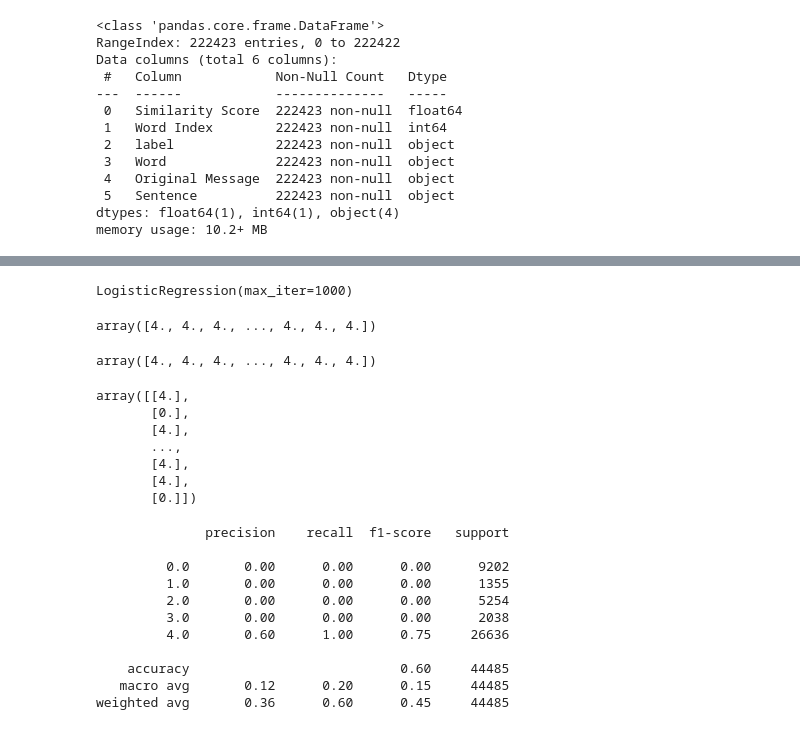
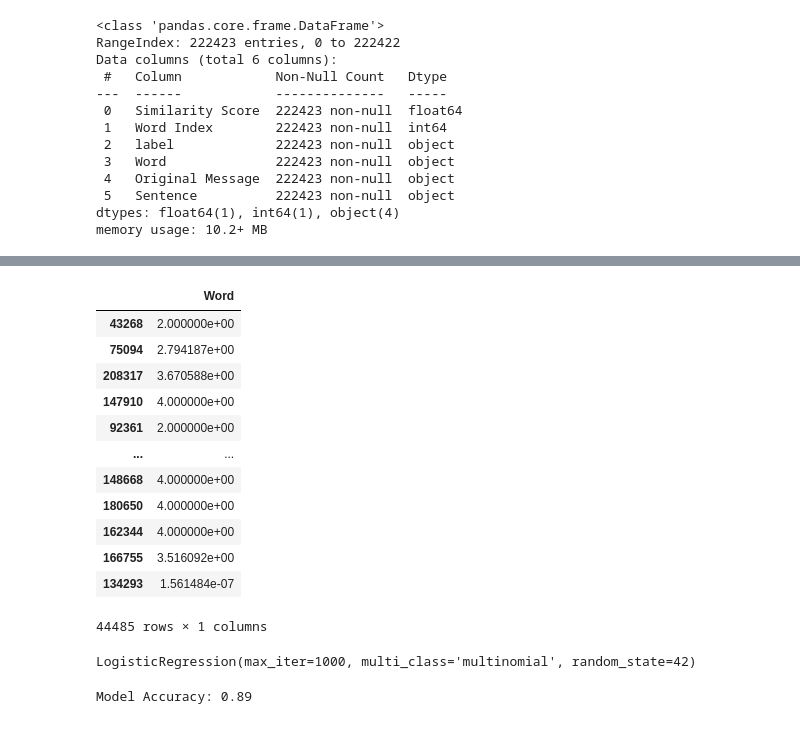
Before and after one commit to ehabsuliman/ROADWATCH, a Jupyter notebook: Road/RW.ipynb, the cells around one changed output, grey strips where cells are left out. Cells and saved outputs as stored; diff of their text form; code cells hidden in the pictures.

```diff
--- a/Road/RW.ipynb
+++ b/Road/RW.ipynb
@@ -432,42 +448,27 @@ X_train, X_test, y_train, y_test = train_test_split(X, y, test_size=0.2, random_
+# %%
+X_test_encoded
+# %% [output]
+|  | Word |
+| 43268 | 2.000000e+00 |
+| 75094 | 2.794187e+00 |
+| 208317 | 3.670588e+00 |
+| 147910 | 4.000000e+00 |
+| 92361 | 2.000000e+00 |
+| ... | ... |
+| 148668 | 4.000000e+00 |
+| 180650 | 4.000000e+00 |
+| 162344 | 4.000000e+00 |
+| 166755 | 3.516092e+00 |
+| 134293 | 1.561484e-07 |
+44485 rows × 1 columns
 # %%
-model = LogisticRegression(max_iter=1000)
-
-model.fit(X_train, y_train)
+model = LogisticRegression(multi_class='multinomial', solver='lbfgs', max_iter= 1000, random_state=42)
+model.fit(X_train_encoded, y_train)
 # %% [output]
-LogisticRegression(max_iter=1000)
+LogisticRegression(max_iter=1000, multi_class='multinomial', random_state=42)
-# %%
-X_pred = model.predict(X_train)
-X_pred
-# %% [output]
-array([4., 4., 4., ..., 4., 4., 4.])
-# %%
-y_pred = model.predict(X_test)
-y_pred
-# %% [output]
-array([4., 4., 4., ..., 4., 4., 4.])
-# %%
-y_train
-# %% [output]
-array([[4.],
-       [0.],
-       [4.],
-       ...,
-       [4.],
-       [4.],
-       [0.]])
-# %%
-from sklearn.metrics import classification_report
-
-print(classification_report(y_test, y_pred))
-# %% [output]
-              precision    recall  f1-score   support
-
-         0.0       0.00      0.00      0.00      9202
-         1.0       0.00      0.00      0.00      1355
-         2.0       0.00      0.00      0.00      5254
-         3.0       0.00      0.00      0.00      2038
-         4.0       0.60      1.00      0.75     26636
-
-    accuracy                           0.60     44485
-   macro avg       0.12      0.20      0.15     44485
-weighted avg       0.36      0.60      0.45     44485
+# %%
+y_pred = model.predict(X_test_encoded)
+accuracy = model.score(X_test_encoded, y_test)
+print(f"Model Accuracy: {accuracy:.2f}")
+# %% [output]
+Model Accuracy: 0.89
```
Also changed, not shown: parts of 14 cells of this notebook.
